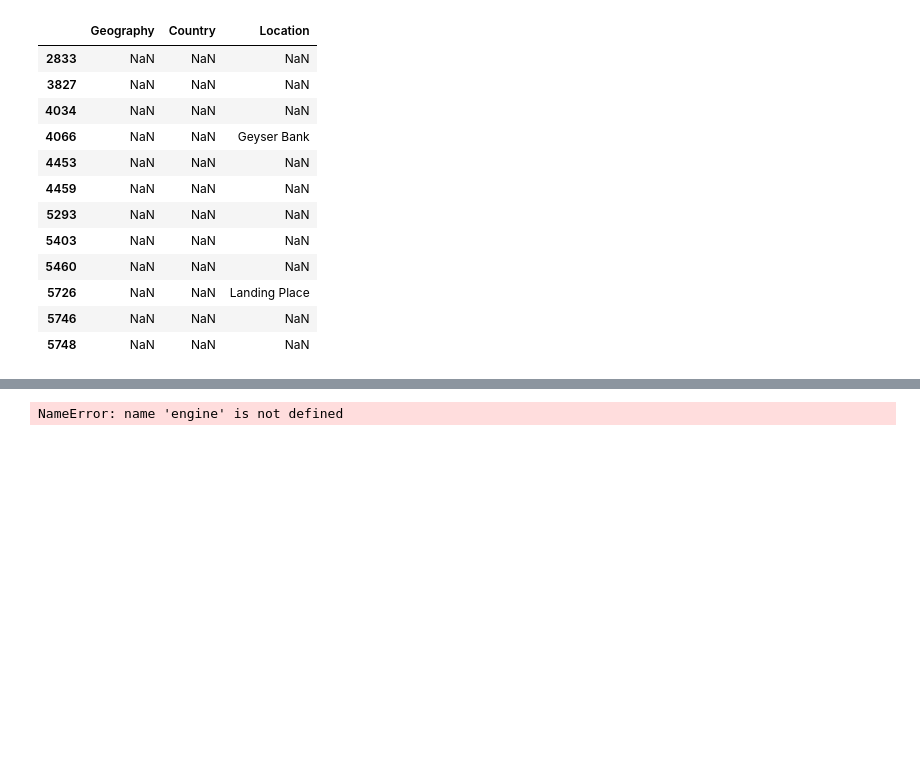
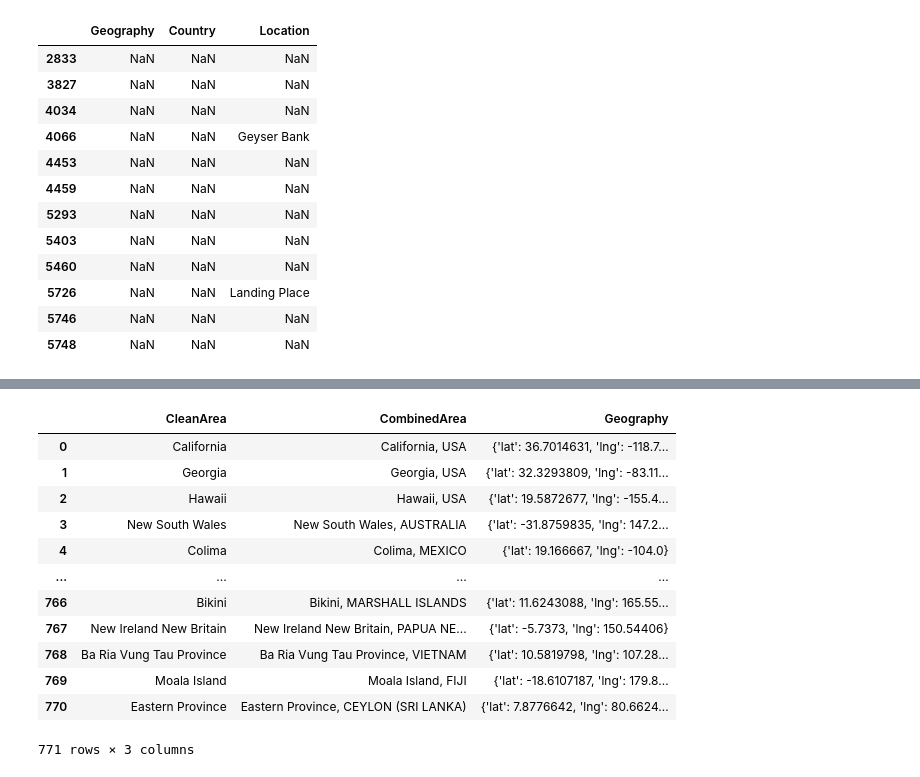
Before and after one commit to ajcipolle/sharkattack, a Jupyter notebook: speedCleaning.ipynb, the cells around one changed output, grey strips where cells are left out. Drawn from its saved outputs; the diff is of its cells as text; code cells hidden in the pictures; blank space fills up the shorter version.

```diff
--- a/speedCleaning.ipynb
+++ b/speedCleaning.ipynb
@@ -492,6 +480,20 @@ merged_df.loc[merged_df['Location'] == 'English Bay']
-# %%
-data_merged.to_sql('sharkattack', con=engine, if_exists='replace',
-           index_label='id')
-engine.execute("SELECT * FROM sharkattack").fetchall()
-# %% [output]
-NameError: name 'engine' is not defined
+# %%
+reduced_merged = merged_df[['CleanArea', 'CombinedArea','Geography']]
+
+reduced_merged = reduced_merged.drop_duplicates('CombinedArea').reset_index()
+del reduced_merged['index']
+reduced_merged
+# %% [output]
+|  | CleanArea | CombinedArea | Geography |
+| 0 | California | California, USA | {'lat': 36.7014631, 'lng': -118.7... |
+| 1 | Georgia | Georgia, USA | {'lat': 32.3293809, 'lng': -83.11... |
+| 2 | Hawaii | Hawaii, USA | {'lat': 19.5872677, 'lng': -155.4... |
+| 3 | New South Wales | New South Wales, AUSTRALIA | {'lat': -31.8759835, 'lng': 147.2... |
+| 4 | Colima | Colima, MEXICO | {'lat': 19.166667, 'lng': -104.0} |
+| ... | ... | ... | ... |
+| 766 | Bikini | Bikini, MARSHALL ISLANDS | {'lat': 11.6243088, 'lng': 165.55... |
+| 767 | New Ireland New Britain | New Ireland New Britain, PAPUA NE... | {'lat': -5.7373, 'lng': 150.54406} |
+| 768 | Ba Ria Vung Tau Province | Ba Ria Vung Tau Province, VIETNAM | {'lat': 10.5819798, 'lng': 107.28... |
+| 769 | Moala Island | Moala Island, FIJI | {'lat': -18.6107187, 'lng': 179.8... |
+| 770 | Eastern Province | Eastern Province, CEYLON (SRI LANKA) | {'lat': 7.8776642, 'lng': 80.6624... |
+771 rows × 3 columns
```
Also changed, not shown: parts of 5 cells of this notebook, 2 other files.
